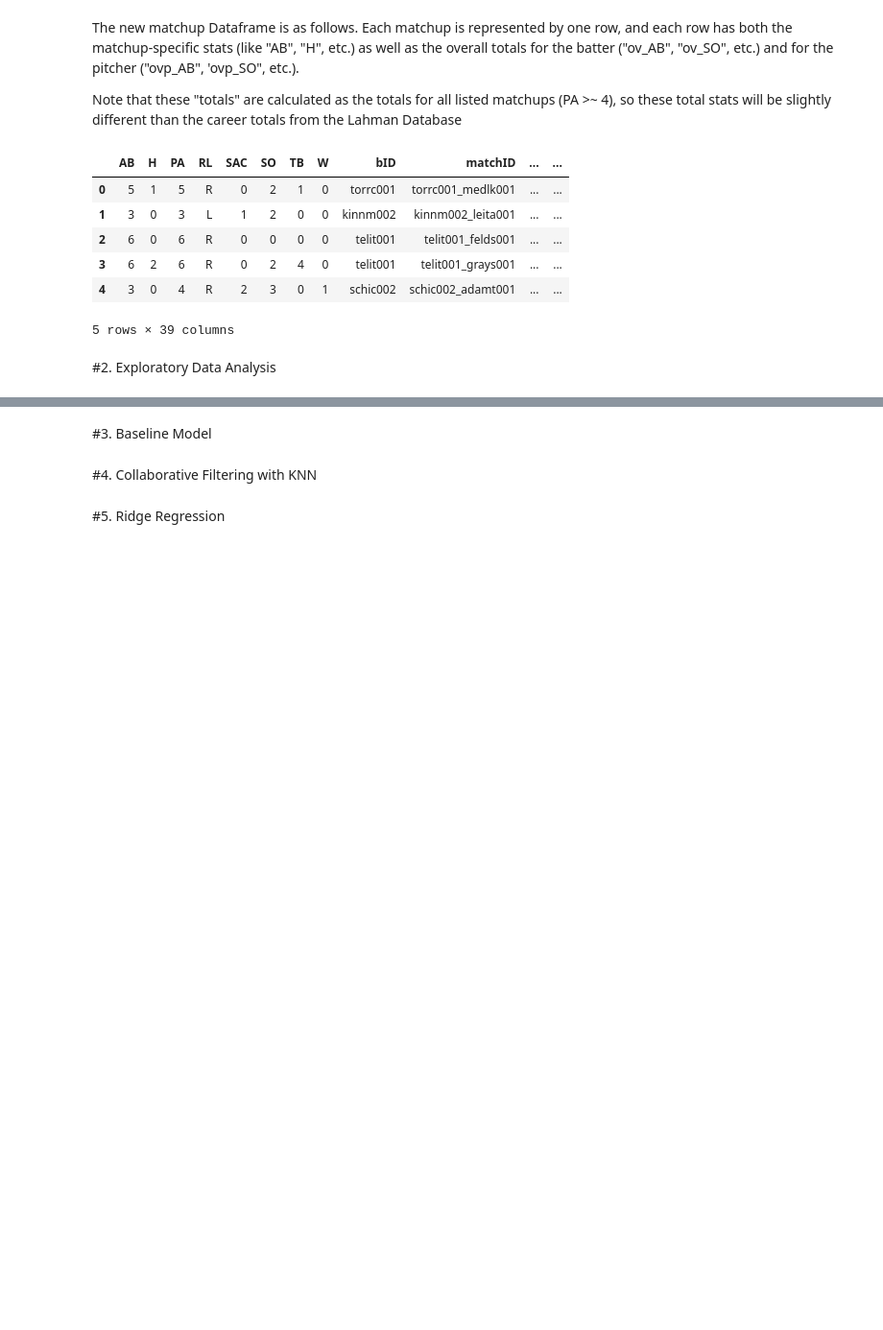
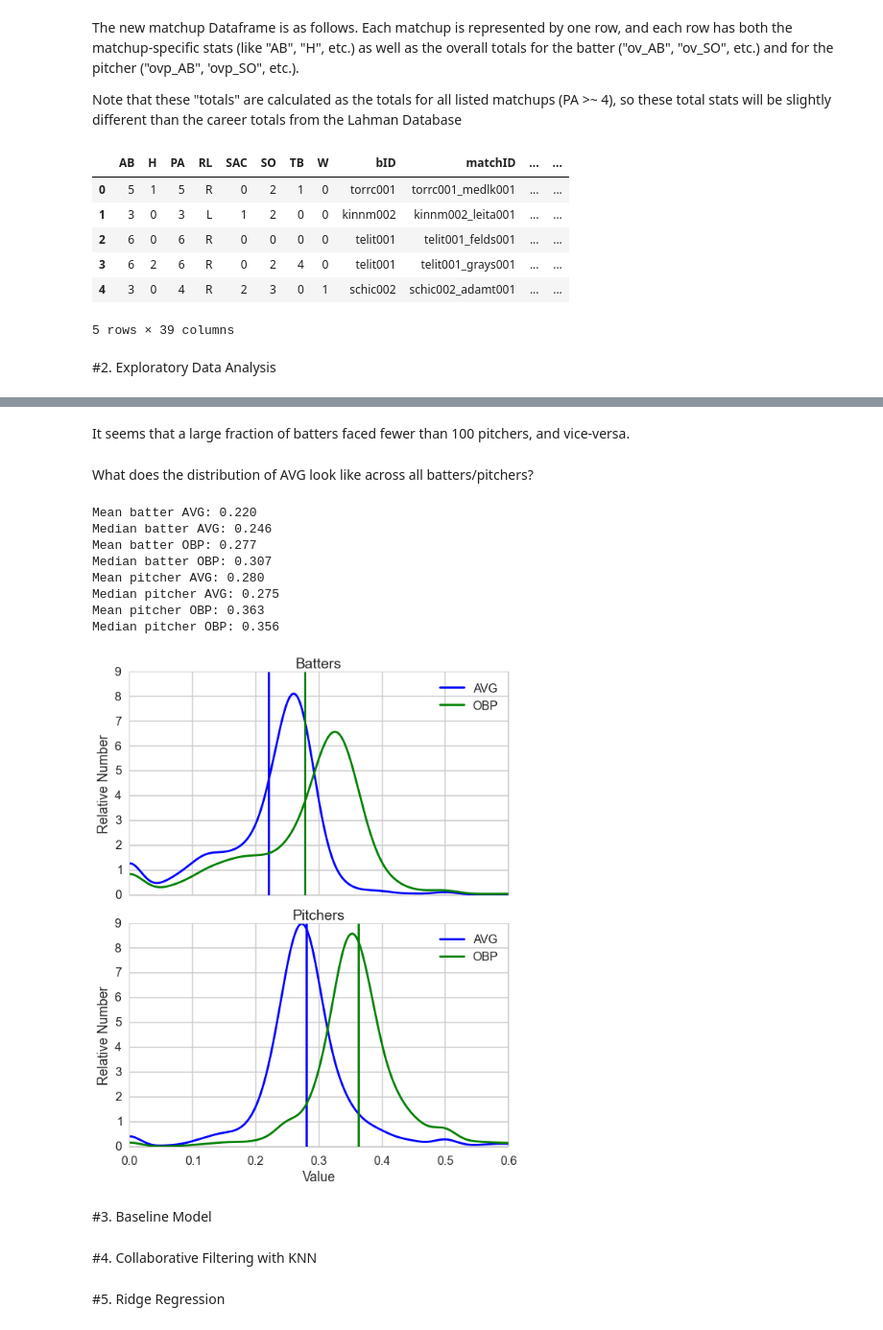
Before and after one commit to bacook17/CS109_baseball, a Jupyter notebook: Master_Notebook.ipynb, the cells around one changed output, grey strips where cells are left out. Shown at 96% size. Drawn from its saved outputs; the diff is of its cells as text; code cells hidden in the pictures; blank space fills up the shorter version.

```diff
--- a/Master_Notebook.ipynb
+++ b/Master_Notebook.ipynb
@@ -378,3 +440,54 @@ new_matchup_df.to_csv("temp_matchupdf.csv", index=False)
+# %% [markdown]
+It seems that a large fraction of batters faced fewer than 100 pitchers, and vice-versa.
+# %% [markdown]
+What does the distribution of AVG look like across all batters/pitchers?
+# %%
+fig, axes = plt.subplots(figsize=(8, 10), nrows=2, sharex=True)
+axis=axes[0]
+kde_A = stats.gaussian_kde(batter_df['ov_AVG'])
+kde_O = stats.gaussian_kde(batter_df['ov_OBP'])
+x = np.linspace(0, .6, 1000)
+axis.plot(x, kde_A(x), 'b-', label='AVG')
+axis.axvline(batter_df['ov_AVG'].mean(), color='b', ls='-')
+print('Mean batter AVG: %.3f'%(batter_df['ov_AVG'].mean()))
+print('Median batter AVG: %.3f'%(batter_df['ov_AVG'].median()))
+
+axis.plot(x, kde_O(x), 'g-', label='OBP')
+axis.axvline(batter_df['ov_OBP'].mean(), color='g', ls='-')
+print('Mean batter OBP: %.3f'%(batter_df['ov_OBP'].mean()))
+print('Median batter OBP: %.3f'%(batter_df['ov_OBP'].median()))
+axis.set_title("Batters")
+axis.set_ylabel('Relative Number')
+axis.legend()
+
+axis=axes[1]
+kde_A = stats.gaussian_kde(pitcher_df['ovp_AVG'])
+kde_O = stats.gaussian_kde(pitcher_df['ovp_OBP'])
+x = np.linspace(0, .6, 1000)
+axis.plot(x, kde_A(x), 'b-', label='AVG')
+axis.set_xlabel("Value")
+axis.axvline(pitcher_df['ovp_AVG'].mean(), color='b', ls='-')
+print('Mean pitcher AVG: %.3f'%(pitcher_df['ovp_AVG'].mean()))
+print('Median pitcher AVG: %.3f'%(pitcher_df['ovp_AVG'].median()))
+
+axis.plot(x, kde_O(x), 'g-', label='OBP')
+axis.axvline(pitcher_df['ovp_OBP'].mean(), color='g', ls='-')
+print('Mean pitcher OBP: %.3f'%(pitcher_df['ovp_OBP'].mean()))
+print('Median pitcher OBP: %.3f'%(pitcher_df['ovp_OBP'].median()))
+axis.set_title("Pitchers")
+axis.set_ylabel('Relative Number')
+axis.legend()
+plt.tight_layout()
+# %% [output]
+Mean batter AVG: 0.220
+Median batter AVG: 0.246
+Mean batter OBP: 0.277
+Median batter OBP: 0.307
+Mean pitcher AVG: 0.280
+Median pitcher AVG: 0.275
+Mean pitcher OBP: 0.363
+Median pitcher OBP: 0.356
+[figure, added]
 # %% [markdown]
 #3. Baseline Model
 # %% [markdown]
```
Also changed, not shown: parts of 8 cells of this notebook.
